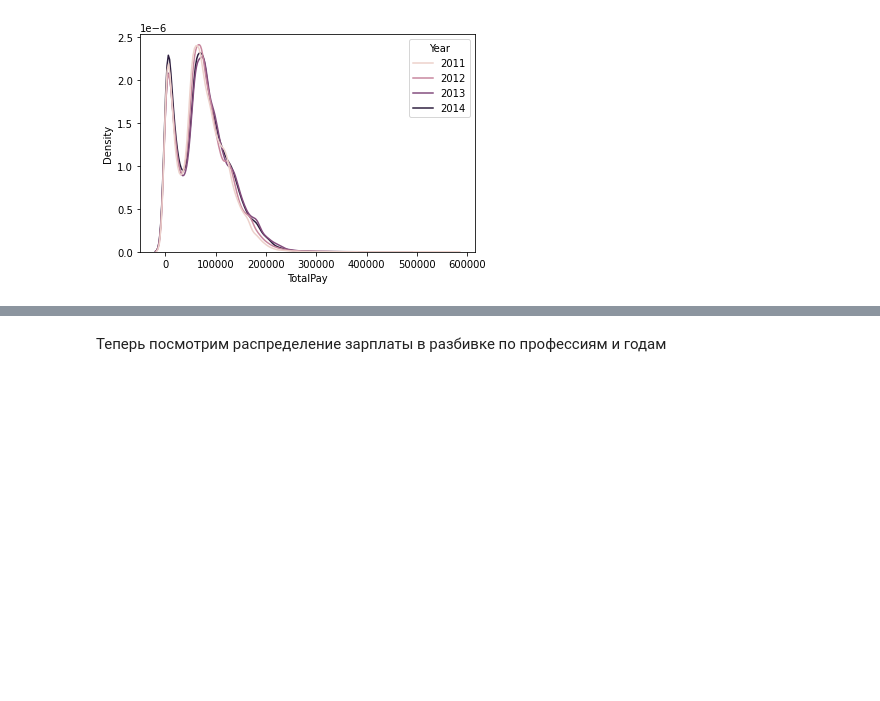
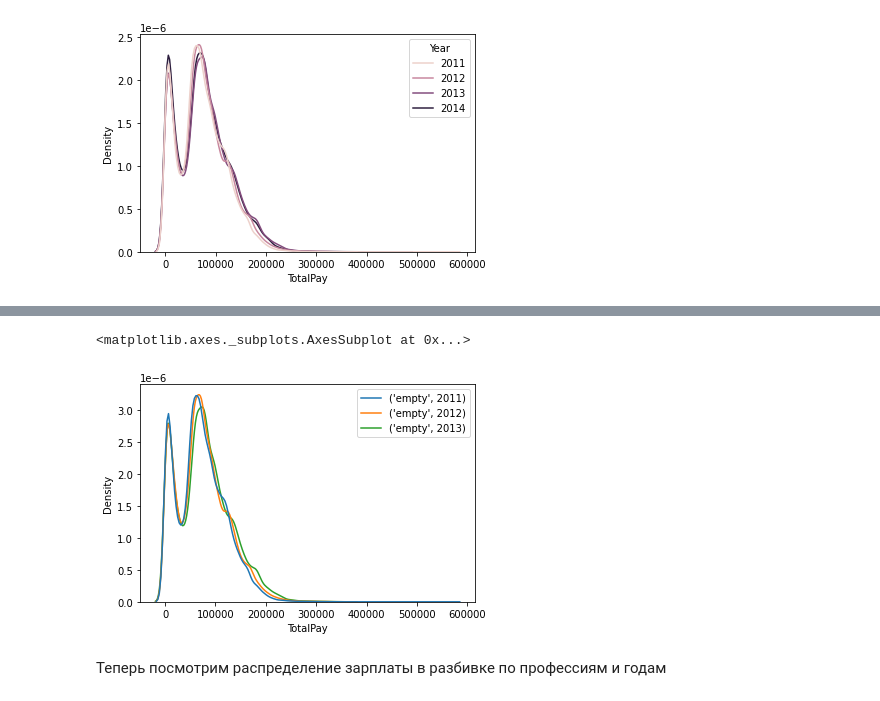
Before and after one commit to savitskaya-om/python, a Jupyter notebook: project/PROJECT.ipynb, the cells around one changed output, grey strips where cells are left out. Saved outputs shown, nothing was run; the diff lists cells and outputs as text; code cells hidden in the pictures; blank space fills up the shorter version.

```diff
--- a/project/PROJECT.ipynb
+++ b/project/PROJECT.ipynb
@@ -315,3 +332,8 @@ sns.kdeplot(data=sal, x="TotalPay", hue="Year")
+# %%
+sns.kdeplot(data=sal.loc[sal.Status == "empty"], x="TotalPay", hue= sal.loc[sal.Status == "empty", ["Status", "Year"]].apply(tuple, axis=1))
+# %% [output]
+<matplotlib.axes._subplots.AxesSubplot at 0x...>
+[figure, added]
 # %% [markdown]
 Теперь посмотрим распределение зарплаты в разбивке по профессиям и годам
 # %%
```
Also changed, not shown: parts of 7 cells of this notebook.
